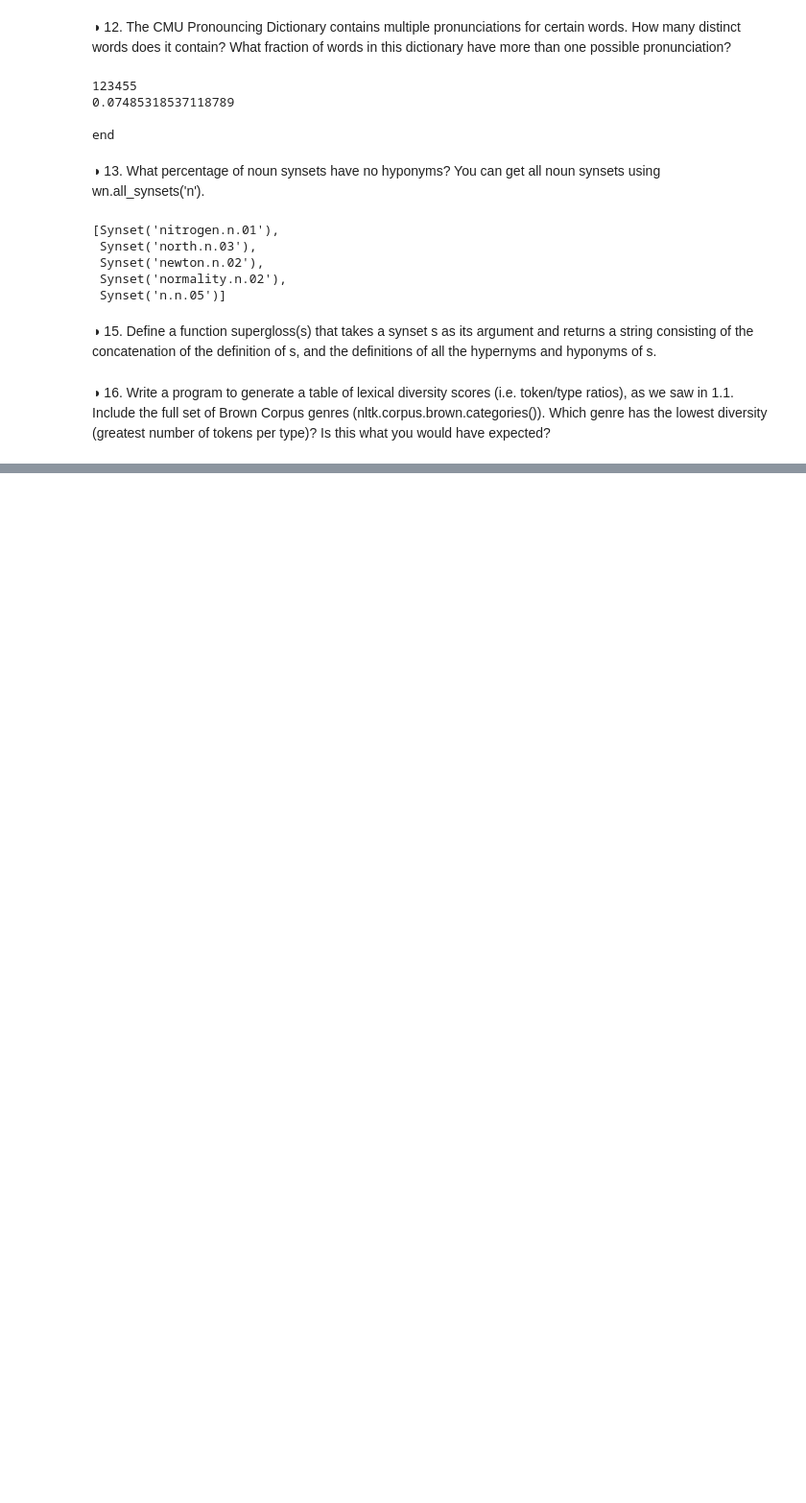
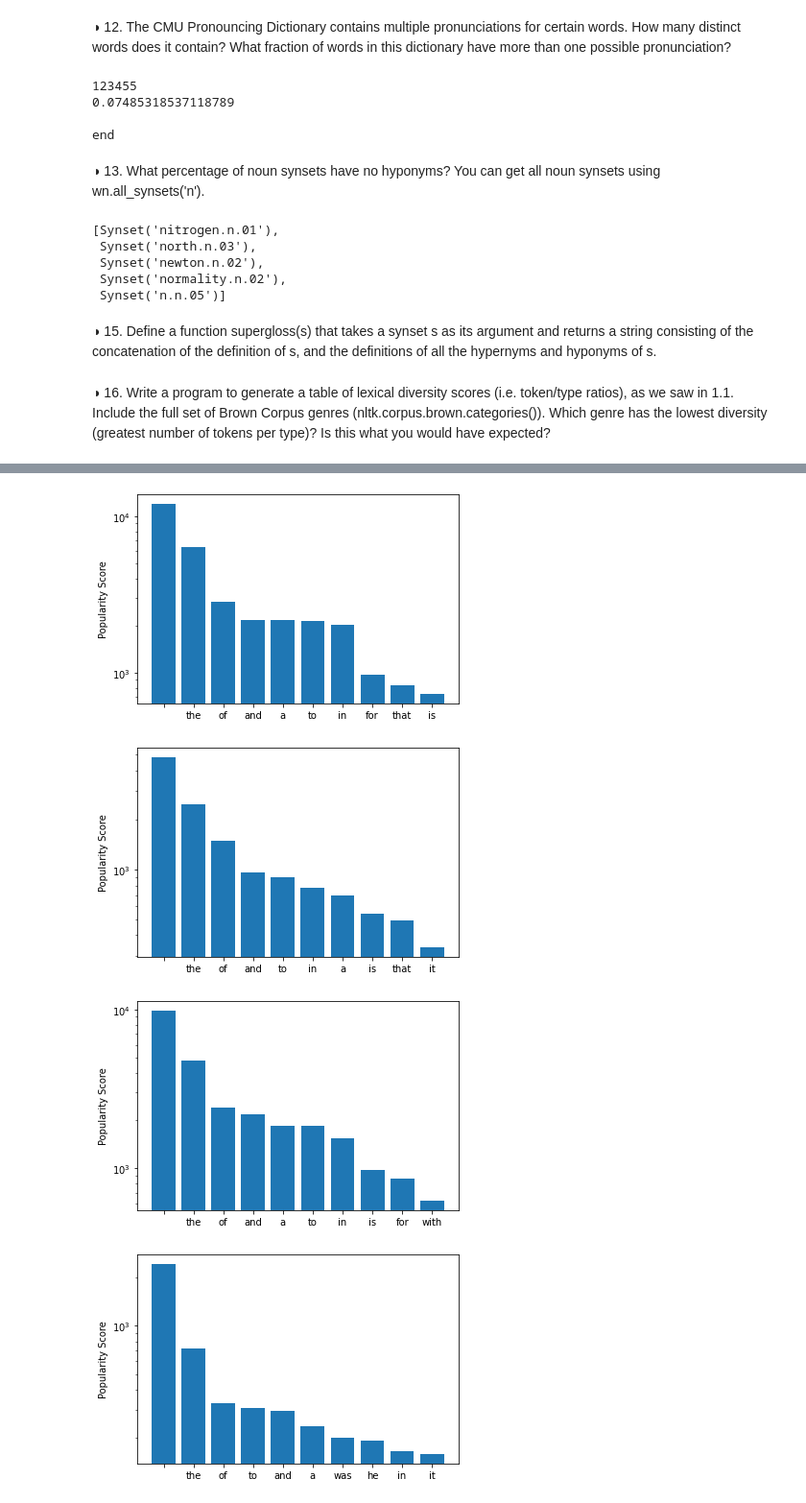
Before and after one commit to seidikun/nltk-book-jupyter, a Jupyter notebook: NLTK - Chapter 2 - Exercises.ipynb, the cells around one changed output, grey strips where cells are left out. Shown at 96% size. Cells and saved outputs as stored; diff of their text form; code cells hidden in the pictures; blank space fills up the shorter version.

```diff
--- a/NLTK - Chapter 2 - Exercises.ipynb
+++ b/NLTK - Chapter 2 - Exercises.ipynb
@@ -243,0 +384,7 @@ def supergloss(s):
+# %%
+genres = ['news', 'religion', 'hobbies', 'science_fiction', 'romance', 'humor']
+for genre in genres:
+    common_words = most_common_words(brown.sents(categories=genre))
+    print(genre)
+    print(common_words[1])
+    print()
@@ -243,0 +458,36 @@ def supergloss(s):
+# %%
+import nltk
+from collections import Counter
+from string import punctuation
+
+
+def most_common_words(text):
+    with_stp = Counter()
+    without_stp  = Counter()
+    # update count off all words in the line that are not in stopwords
+    with_stp.update(word.lower().rstrip(punctuation) for word in text)
+    # return a list with top ten most common words from each
+    return with_stp.most_common(10)
+# %%
+from matplotlib import pyplot as plt
+import numpy as np
+
+genres = ['news', 'religion', 'hobbies', 'science_fiction', 'romance', 'humor']
+for genre in genres:
+    common_words = most_common_words(brown.words(categories=genre))
+    # save the names and their respective scores separately
+    # reverse the tuples to go from most frequent to least frequent
+    people = [word[0] for word in common_words]
+    score = [word[1] for word in common_words]
+    x_pos = np.arange(len(people))
+
+    plt.bar(x_pos, score,align='center')
+    plt.xticks(x_pos, people)
+    plt.yscale('log')
+    plt.ylabel('Popularity Score')
+    plt.show()
+# %% [output]
+[figure, added]
+[figure, added]
+[figure, added]
+[figure, added]
```
Also changed, not shown: parts of 25 cells of this notebook, 1 other file.
